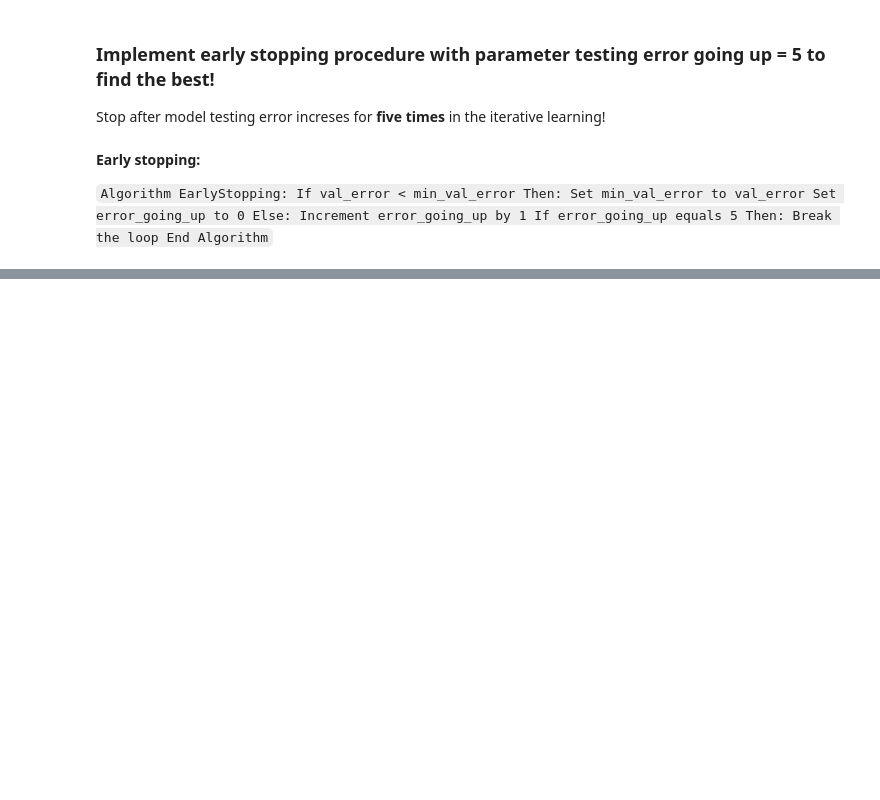
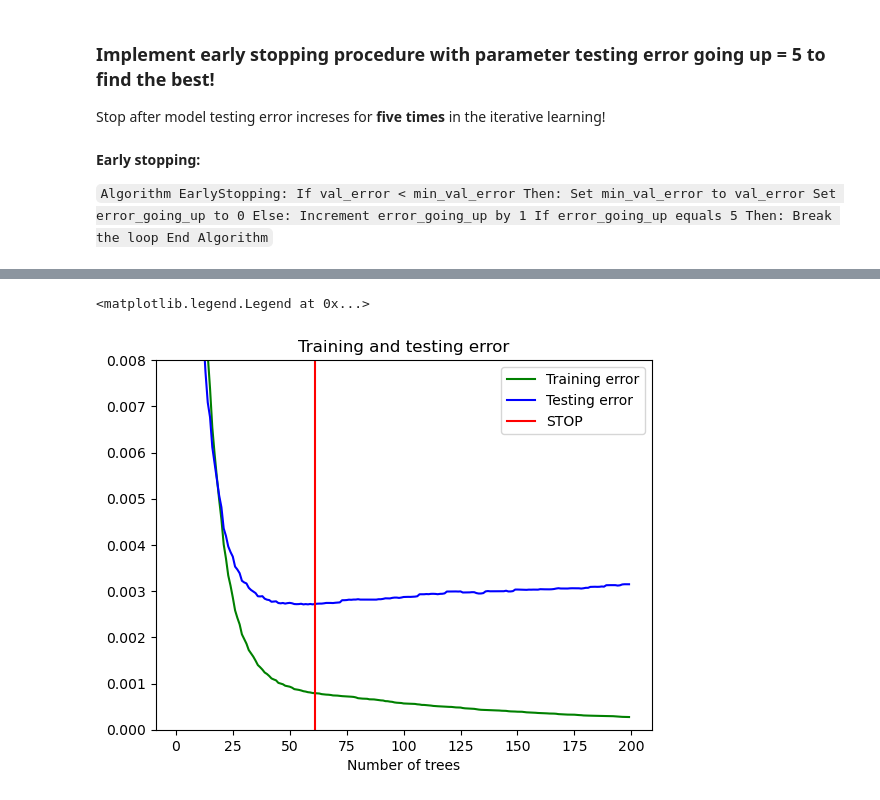
Before and after one commit to zapletalj-cze/ML_geo, a Jupyter notebook: 06_Ensemble_learning/06_LAB_mlgeo_boosting_early_stopping_exercise.ipynb, the cells around one changed output, grey strips where cells are left out. Saved outputs shown, nothing was run; the diff lists cells and outputs as text; code cells hidden in the pictures; blank space fills up the shorter version.

```diff
--- a/06_Ensemble_learning/06_LAB_mlgeo_boosting_early_stopping_exercise.ipynb
+++ b/06_Ensemble_learning/06_LAB_mlgeo_boosting_early_stopping_exercise.ipynb
@@ -68,8 +71,14 @@ End Algorithm
 # %%
 # Measure validation error of Boosting model with up to 200 estimators
 gbrt = GradientBoostingRegressor(max_depth=2, warm_start=True, random_state=42)
-
-pass
+train_err = []
+test_err = []
+# %%
+for est in range(1, 200):
+    gbrt.n_estimators = est
+    gbrt.fit(X_train, y_train)
+    train_err.append(mean_squared_error(y_train, gbrt.predict(X_train)))
+    test_err.append(mean_squared_error(y_test, gbrt.predict(X_test)))
 # %%
 # Plot the evolution of the validation errors
 plt.plot(list(range(1, 200)), train_err, 'g-', label='Training error')
@@ -105,5 +117,27 @@ End Algorithm
 # mean_squared_error(y_test, y_pred)
 # min_val_error = float("inf")
 # add error_going_up = 0
+train_err = []
+test_err = []
+min_val_error = float("inf")
+error_going_up = 0
+gbrt = GradientBoostingRegressor(max_depth=2, warm_start=True, random_state=42)
+for n_est in range(1, 200):
+    gbrt = GradientBoostingRegressor(max_depth=2, n_estimators=n_est, warm_start=True, random_state=42)
 
-pass
+    gbrt.fit(X_train, y_train)
+
+    train_mse = mean_squared_error(y_train, gbrt.predict(X_train))
+    test_mse = mean_squared_error(y_test, gbrt.predict(X_test))
+    train_err.append(train_mse)
+    test_err.append(test_mse)
+    y_pred = gbrt.predict(X_test)
+    val_error = mean_squared_error(y_test, y_pred)
+    if val_error < min_val_error:
+        min_val_error = val_error
+        error_going_up = 0
+    else:
+        error_going_up += 1
+        if error_going_up == 5:
+            stop = n_est
+            print('Early stopping at', n_est)
@@ -112,12 +170,15 @@ print(gbrt.n_estimators)
 # %%
 # Plot the evolution of the validation errors
 plt.plot(list(range(1, 200)), train_err, 'g-', label='Training error')
 plt.plot(list(range(1, 200)), test_err, 'b-', label='Testing error')
-plt.axvline(gbrt.n_estimators, color = 'red', label = 'STOP')
+plt.axvline(stop, color = 'red', label = 'STOP')
 plt.ylim(0.0, 0.008)
 plt.xlabel('Number of trees')
 plt.title('Training and testing error')
 plt.legend()
+# %% [output]
+<matplotlib.legend.Legend at 0x...>
+[figure, added]
 # %%
 # model plot data
 X_sim = np.linspace(-0.5, 0.5, 100)
```
Also changed, not shown: parts of 7 cells of this notebook, 20 other files.
